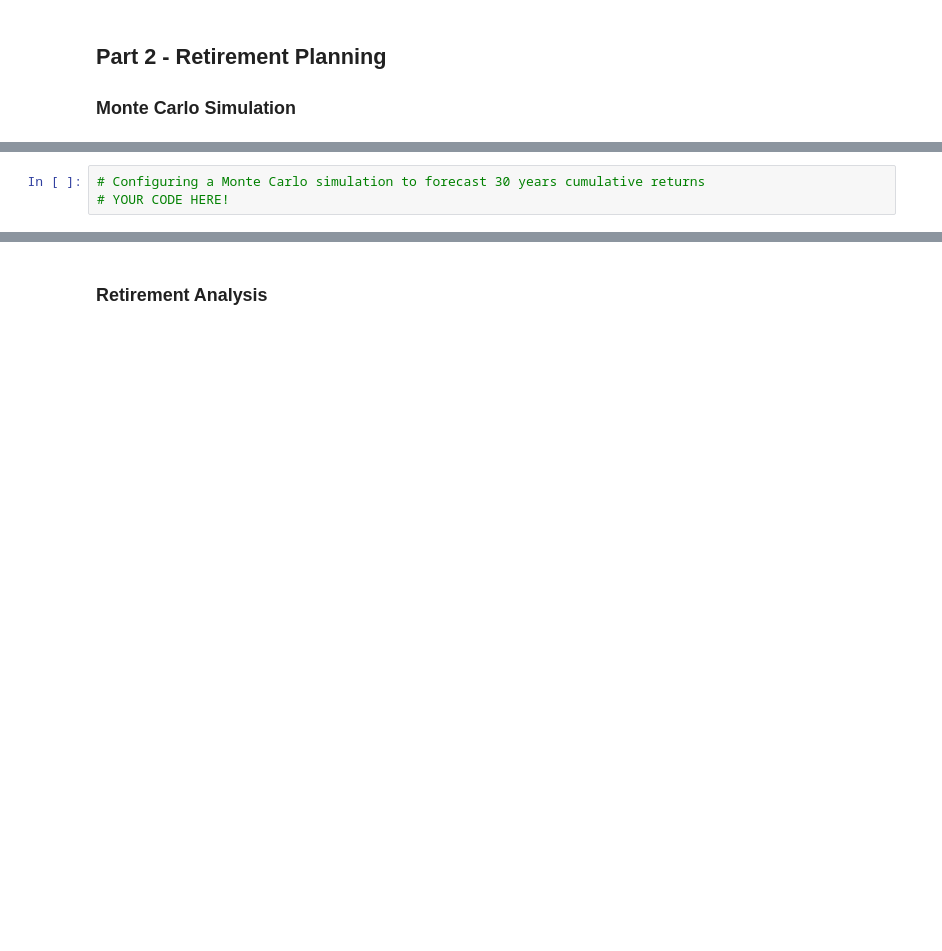
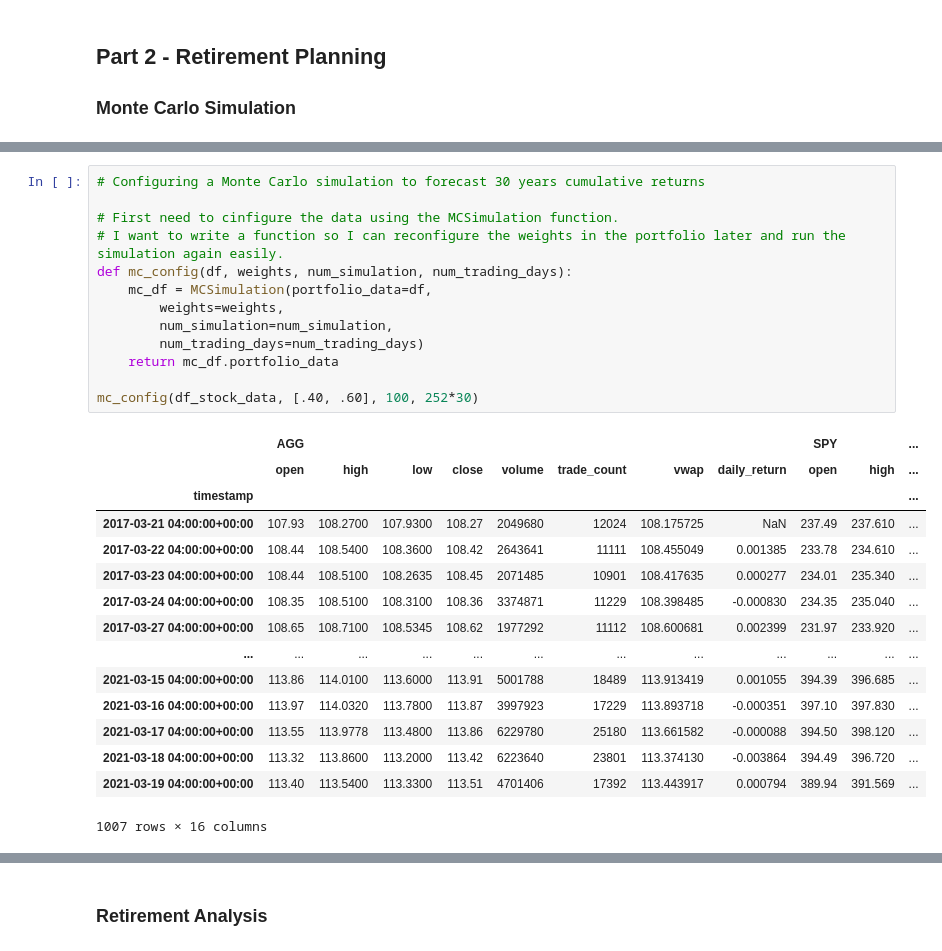
Before and after one commit to atlas-lauren/api_analysis, a Jupyter notebook: financial-planner.ipynb, the cells around one changed output, grey strips where cells are left out. Cells and saved outputs as stored; diff of their text form; blank space fills up the shorter version.

```diff
--- a/financial-planner.ipynb
+++ b/financial-planner.ipynb
@@ -366,3 +402,29 @@ df_stock_data.head()
-# %%
-# Configuring a Monte Carlo simulation to forecast 30 years cumulative returns
-# YOUR CODE HERE!
+# %%
+# Configuring a Monte Carlo simulation to forecast 30 years cumulative returns
+
+# First need to cinfigure the data using the MCSimulation function.
+# I want to write a function so I can reconfigure the weights in the portfolio later and run the simulation again easily.
+def mc_config(df, weights, num_simulation, num_trading_days):
+    mc_df = MCSimulation(portfolio_data=df,
+        weights=weights,
+        num_simulation=num_simulation,
+        num_trading_days=num_trading_days)
+    return mc_df.portfolio_data
+
+mc_config(df_stock_data, [.40, .60], 100, 252*30)
+# %% [output]
+|  | AGG |  |  |  |  |  |  |  | SPY |  | ... |
+|  | open | high | low | close | volume | trade_count | vwap | daily_return | open | high | ... |
+| timestamp |  |  |  |  |  |  |  |  |  |  | ... |
+| 2017-03-21 04:00:00+00:00 | 107.93 | 108.2700 | 107.9300 | 108.27 | 2049680 | 12024 | 108.175725 | NaN | 237.49 | 237.610 | ... |
+| 2017-03-22 04:00:00+00:00 | 108.44 | 108.5400 | 108.3600 | 108.42 | 2643641 | 11111 | 108.455049 | 0.001385 | 233.78 | 234.610 | ... |
+| 2017-03-23 04:00:00+00:00 | 108.44 | 108.5100 | 108.2635 | 108.45 | 2071485 | 10901 | 108.417635 | 0.000277 | 234.01 | 235.340 | ... |
+| 2017-03-24 04:00:00+00:00 | 108.35 | 108.5100 | 108.3100 | 108.36 | 3374871 | 11229 | 108.398485 | -0.000830 | 234.35 | 235.040 | ... |
+| 2017-03-27 04:00:00+00:00 | 108.65 | 108.7100 | 108.5345 | 108.62 | 1977292 | 11112 | 108.600681 | 0.002399 | 231.97 | 233.920 | ... |
+| ... | ... | ... | ... | ... | ... | ... | ... | ... | ... | ... | ... |
+| 2021-03-15 04:00:00+00:00 | 113.86 | 114.0100 | 113.6000 | 113.91 | 5001788 | 18489 | 113.913419 | 0.001055 | 394.39 | 396.685 | ... |
+| 2021-03-16 04:00:00+00:00 | 113.97 | 114.0320 | 113.7800 | 113.87 | 3997923 | 17229 | 113.893718 | -0.000351 | 397.10 | 397.830 | ... |
+| 2021-03-17 04:00:00+00:00 | 113.55 | 113.9778 | 113.4800 | 113.86 | 6229780 | 25180 | 113.661582 | -0.000088 | 394.50 | 398.120 | ... |
+| 2021-03-18 04:00:00+00:00 | 113.32 | 113.8600 | 113.2000 | 113.42 | 6223640 | 23801 | 113.374130 | -0.003864 | 394.49 | 396.720 | ... |
+| 2021-03-19 04:00:00+00:00 | 113.40 | 113.5400 | 113.3300 | 113.51 | 4701406 | 17392 | 113.443917 | 0.000794 | 389.94 | 391.569 | ... |
+1007 rows × 16 columns
```
Also changed, not shown: parts of 32 cells of this notebook, 1 other file.
